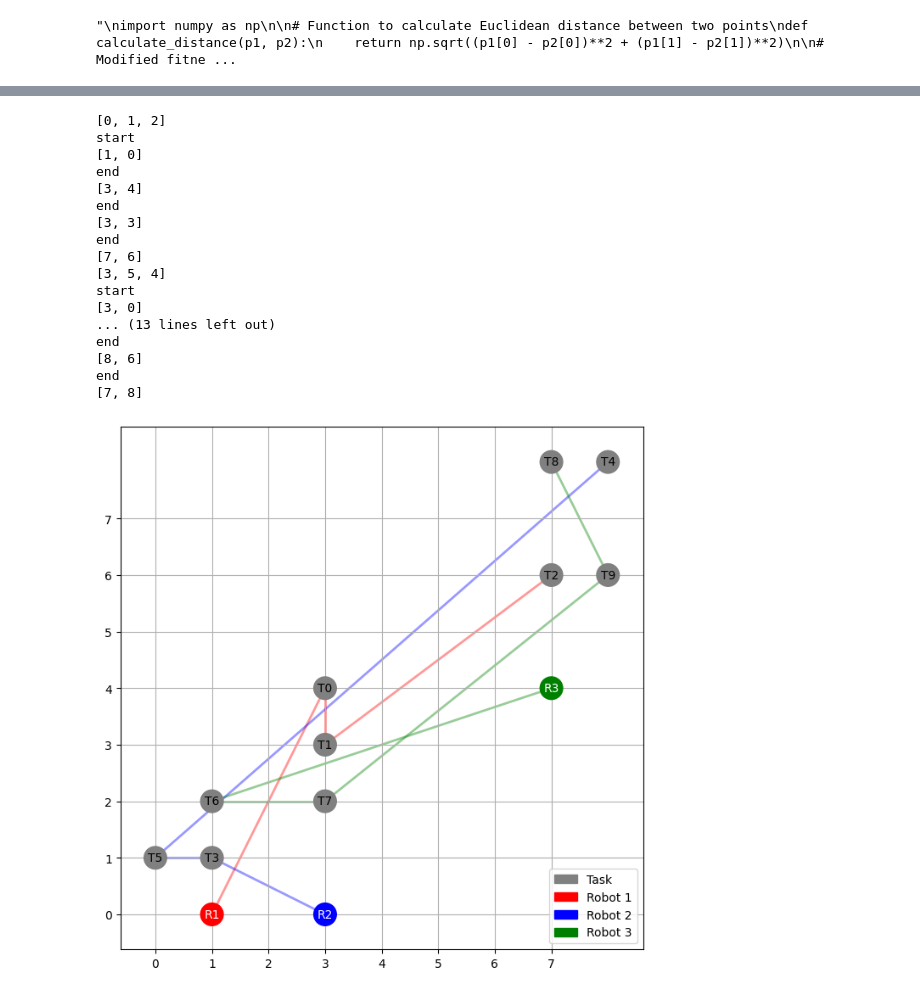
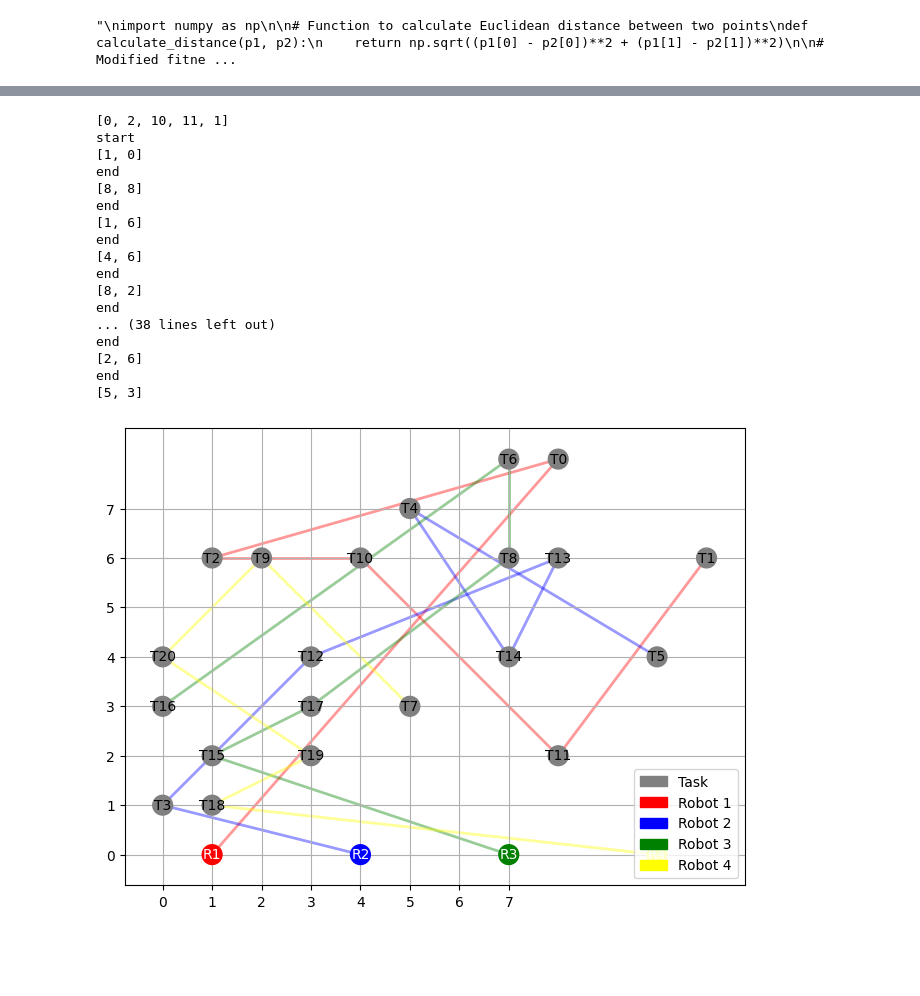
Before and after one commit to aymanish/Multi-Robot-Task-Allocation-using-Genetic-Algorithms, a Jupyter notebook: Main_PBRX.ipynb, the cells around one changed output, grey strips where cells are left out. Drawn from its saved outputs; the diff is of its cells as text; code cells hidden in the pictures; blank space fills up the shorter version.

Commit message:
updated fitness functions and visuals. works well. still need to implement research suite pipeline

```diff
--- a/Main_PBRX.ipynb
+++ b/Main_PBRX.ipynb
@@ -190,7 +412,7 @@ def evalSchedule(individual):
 # %%
-tasks = [0,2,1,3,4,5,6,7,8,9]
-robots = [1,1,1,2,2,2,3,3,3,3]
-
+tasks = [0,2,1,3,4,5,6,7,8,9,10,11,12,13,14,15,16,17,18,19,20,21,22,23,24,25,26,27,28,29,30]
+robots = [1,1,1,2,2,2,3,3,3,3,1,2,3,1,2,3,4,4,4,3,2,2,3,4,4,3,2,2,1,1,2]
+print(len(robots))
 #tasks = [0,1,2,3,4]
 #robots = [1,1,2,3,3]
 
@@ -198,5 +420,5 @@ robots = [1,1,1,2,2,2,3,3,3,3]
 #print(get_all_coordinates(tasks, task_dict))
 #print(get_all_coordinates(robots, robot_dict)) #this needs to be updated for distances
 ind = tasks + robots#[0,1,2,3,4,1,1,2,3,3]
-print(evalSchedule(ind))
+#print(evalSchedule(ind))
 # %% [output]
@@ -459,7 +685,7 @@ import numpy
 # toolbox, create_chromosome, etc.
 
 # Initialize population
-pop = toolbox.population(n=300)
+pop = toolbox.population(n=300) #300
 
 # Evaluate the initial population
 fitnesses = [toolbox.evaluate(ind) for ind in pop]
@@ -471,9 +697,9 @@ logbook = tools.Logbook()
 logbook.header = ["gen", "evals"] + stats.fields
 
 # Number of generations
-NGEN = 300#50#100
-CXPB = 0.2
-MUTPB = 0.2#0.2 - 0.5 did wose on avg fitness but still produced best result - most solutions arent good - but didnt check diversity
+NGEN = 500#50#100 -> IMPROVEMENT IS SLOW AFTER 50 GENS
+CXPB = 0.1 #0.1 -> CXPB OF 0.01 and MUTPB OF 0.1 Produced interesting results
+MUTPB = 0.1 #0.1#0.2 - 0.5 did wose on avg fitness but still produced best result - most solutions arent good - but didnt check diversity
 
 for gen in range(NGEN):
     # Select the next generation individuals
@@ -510,8 +736,8 @@ for gen in range(NGEN):
     print(logbook.stream)
 
     #print best individual per generation
-    indv = tools.selBest(pop, 1)[0]
-    print(indv)
+    #indv = tools.selBest(pop, 1)[0]
+    #print(indv)
 
 # Extract statistics
 gen = logbook.select("gen")
@@ -519,6 +745,27 @@ avg_fit = logbook.select("avg")
 max_fit = logbook.select("max")
 min_fit = logbook.select("min")
 
+"""
+plt.figure(figsize=(11,4))
+plt.plot(gen, avg_fit, label="Average Fitness")
+plt.plot(gen, max_fit, label="Maximum Fitness")
+plt.plot(gen, min_fit, label="Minimum Fitness")
+
+plt.xlabel("Generation")
+plt.ylabel("Fitness")
+plt.legend(loc="best")
+plt.title("Fitness over Generations")
+
+# Set y-ticks to show smaller intervals of 10
+min_y = min(min_fit)  # Find the minimum value of min_fit
+max_y = max(max_fit)  # Find the maximum value of max_fit
+plt.yticks(range(int(min_y - (min_y % 10)), int(max_y + 10), 10))  # Setting y-ticks at every 10 units
+
+# Optionally, adjust the y-axis limits to better fit your data
+plt.ylim([min_y - (min_y % 10) - 5, max_y + 5])  # Adding a small buffer above and below
+
+plt.show()
+"""
 # Plotting
 plt.figure(figsize=(11,4))
 plt.plot(gen, avg_fit, label="Average Fitness")
@@ -645,7 +893,7 @@ import matplotlib.patches as patches
 
 # Define grid and positions
 grid_size = (8, 8)  # Define the grid size
-robot_colors = ['red', 'blue', 'green']
+robot_colors = ['red', 'blue', 'green', 'yellow']
 
 # Placeholder function for A*; replace with actual A* function
 def a_star(start, goal):
@@ -697,44 +945,44 @@ for robot_index in set(robots):
     for task_num in task_sequence:
         # Destination task position
         #end = task_pos[task_num - 1]
         #end = task_pos[task_num]
         end = [pair[1] for pair in task_pos_pairs if pair[0] == task_num][0]
         print("end")
         print(end)
         # Calculate path
         path = a_star(start, end)
         # Draw the path
         xs, ys = zip(*path)
         ax.plot(xs, ys, color=robot_colors[robot_index], linewidth=2, zorder=1, alpha=0.4)
         # Update the start position to the end of the last path
         start = end
 
 # Create a legend for tasks and robots
 task_legend = patches.Patch(color='gray', label='Task')
 plt.legend(handles=[task_legend] + robot_patches, loc='lower right')
 
 plt.gca().set_aspect('equal', adjustable='box')
 plt.gca()#.invert_yaxis()  # Invert the y-axis to match your coordinate system
 plt.show()
 # %% [output]
-[0, 1, 2]
+[0, 2, 10, 11, 1]
 start
 [1, 0]
 end
-[3, 4]
+[8, 8]
 end
-[3, 3]
+[1, 6]
 end
-[7, 6]
-[3, 5, 4]
-start
-[3, 0]
-... (13 lines left out)
+[4, 6]
 end
-[8, 6]
+[8, 2]
 end
-[7, 8]
+... (38 lines left out)
+end
+[2, 6]
+end
+[5, 3]
-[figure, old version]
+[figure, new version]
 # %%
 import matplotlib.pyplot as plt
 import matplotlib.patches as patches
```
Also changed, not shown: parts of 16 cells of this notebook.
